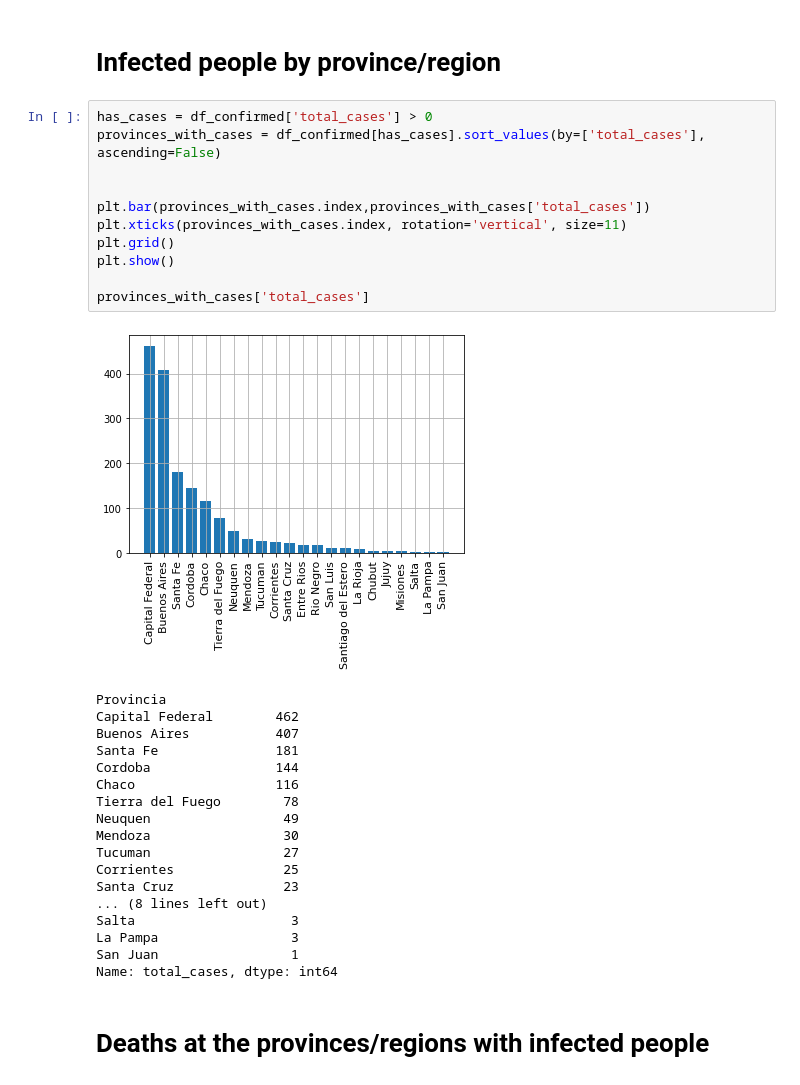
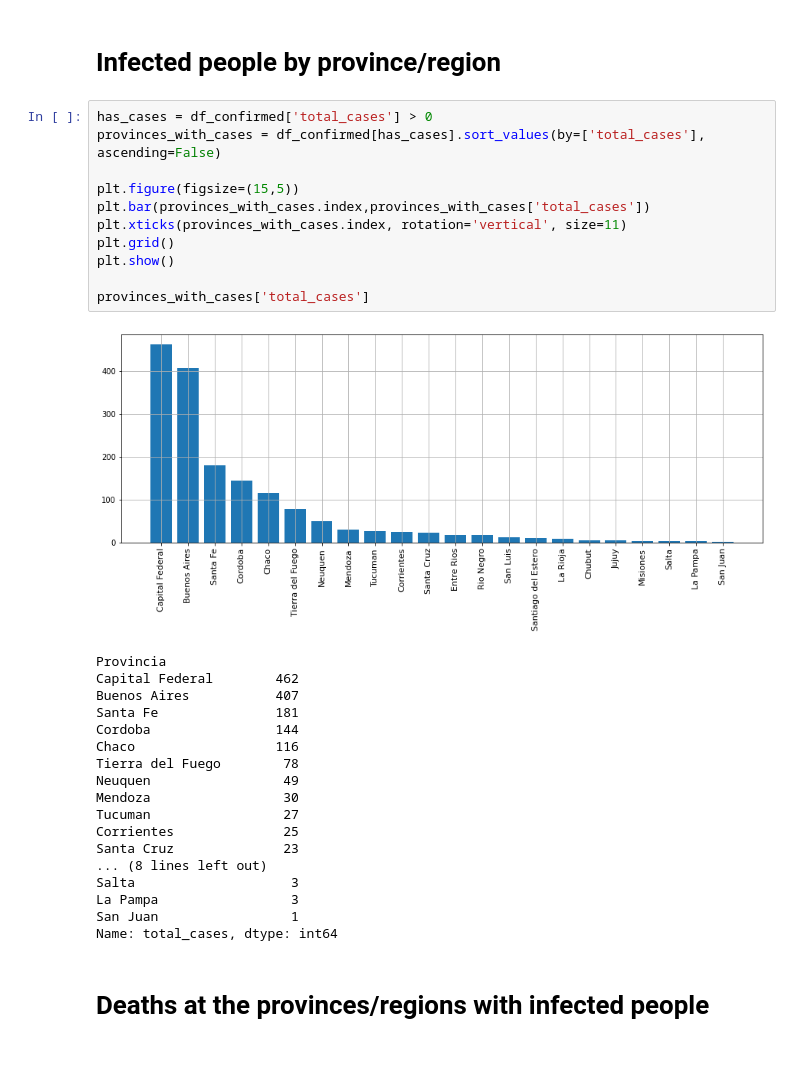
Before and after one commit to Fluzko/Covid-19-Argentina, a Jupyter notebook: Whole country analysis.ipynb, the cells around one changed output. Drawn from its saved outputs; the diff is of its cells as text; blank space fills up the shorter version.

```diff
--- a/Whole country analysis.ipynb
+++ b/Whole country analysis.ipynb
@@ -34,16 +34,16 @@ Deaths: 53
 # %%
 has_cases = df_confirmed['total_cases'] > 0
 provinces_with_cases = df_confirmed[has_cases].sort_values(by=['total_cases'], ascending=False)
 
-
+plt.figure(figsize=(15,5))
 plt.bar(provinces_with_cases.index,provinces_with_cases['total_cases'])
 plt.xticks(provinces_with_cases.index, rotation='vertical', size=11)
 plt.grid()
 plt.show()
 
 provinces_with_cases['total_cases']
 # %% [output]
-[figure, old version]
+[figure, new version]
 Provincia
 Capital Federal        462
 Buenos Aires           407
```
Also changed, not shown: parts of 5 cells of this notebook.
